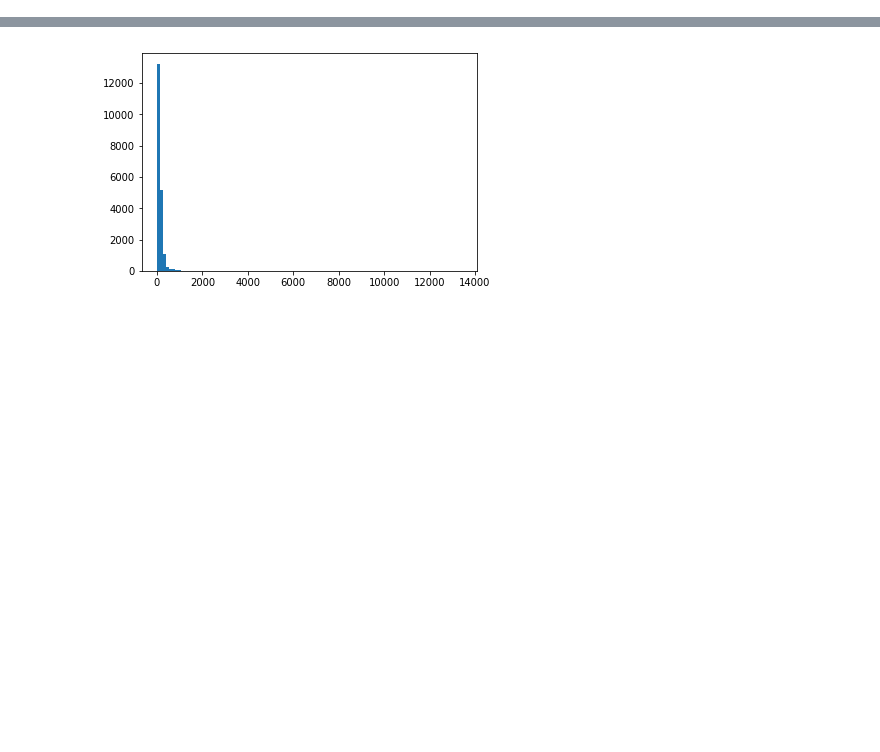
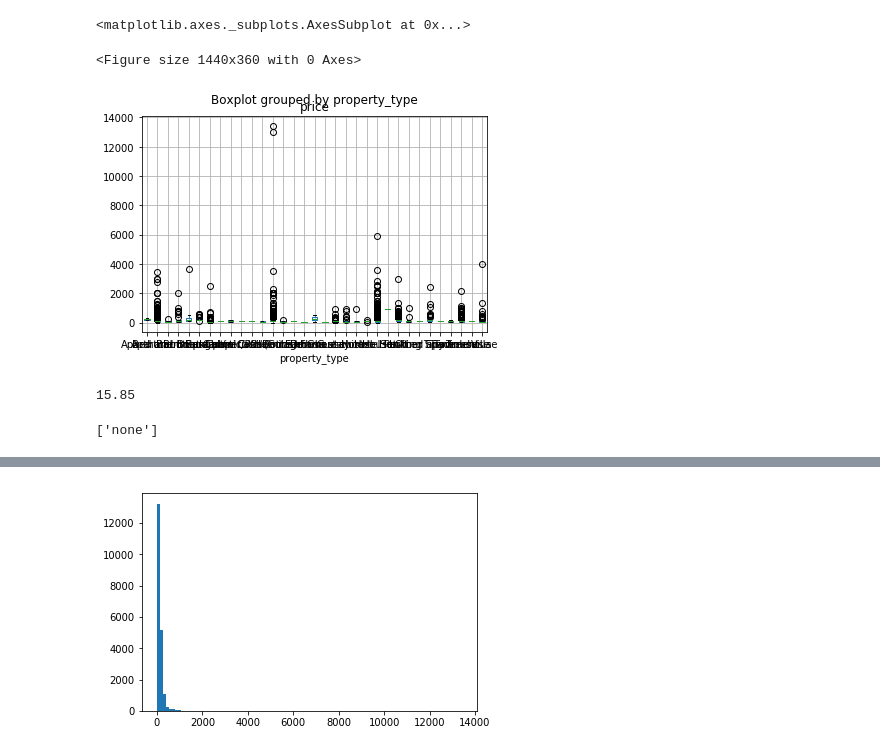
Before and after one commit to varunvarghese/ml1030, a Jupyter notebook: EDA.ipynb, the cells around one changed output, grey strips where cells are left out. Saved outputs shown, nothing was run; the diff lists cells and outputs as text; code cells hidden in the pictures; blank space fills up the shorter version.

```diff
--- a/EDA.ipynb
+++ b/EDA.ipynb
@@ -8,0 +46,7 @@ li = pd.read_csv("../data/listings.csv")
+# %%
+plt.figure(figsize=(20,5))
+li.boxplot(column='price', by='property_type')
+# %% [output]
+<matplotlib.axes._subplots.AxesSubplot at 0x...>
+<Figure size 1440x360 with 0 Axes>
+[figure, added]
@@ -8,0 +55,4 @@ li = pd.read_csv("../data/listings.csv")
+# %%
+li["reviews_per_month"].max()
+# %% [output]
+15.85
@@ -8,0 +61,4 @@ li = pd.read_csv("../data/listings.csv")
+# %%
+sorted(li["experiences_offered"].unique())
+# %% [output]
+['none']
```
Also changed, not shown: parts of 8 cells of this notebook.
